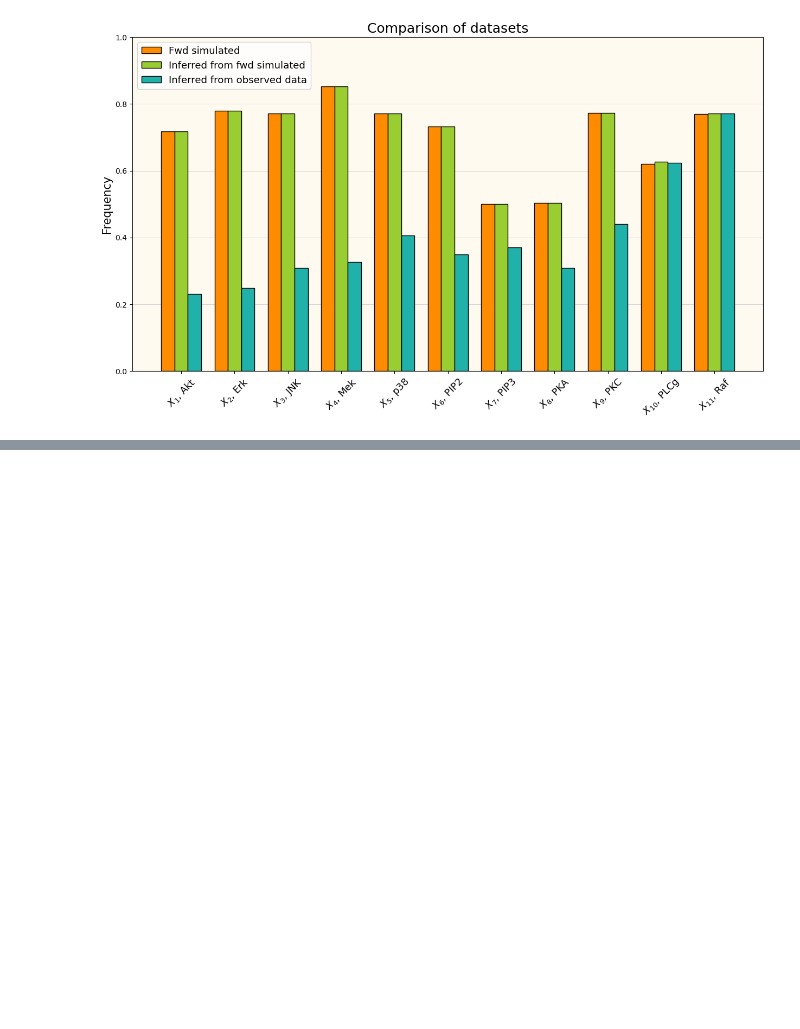
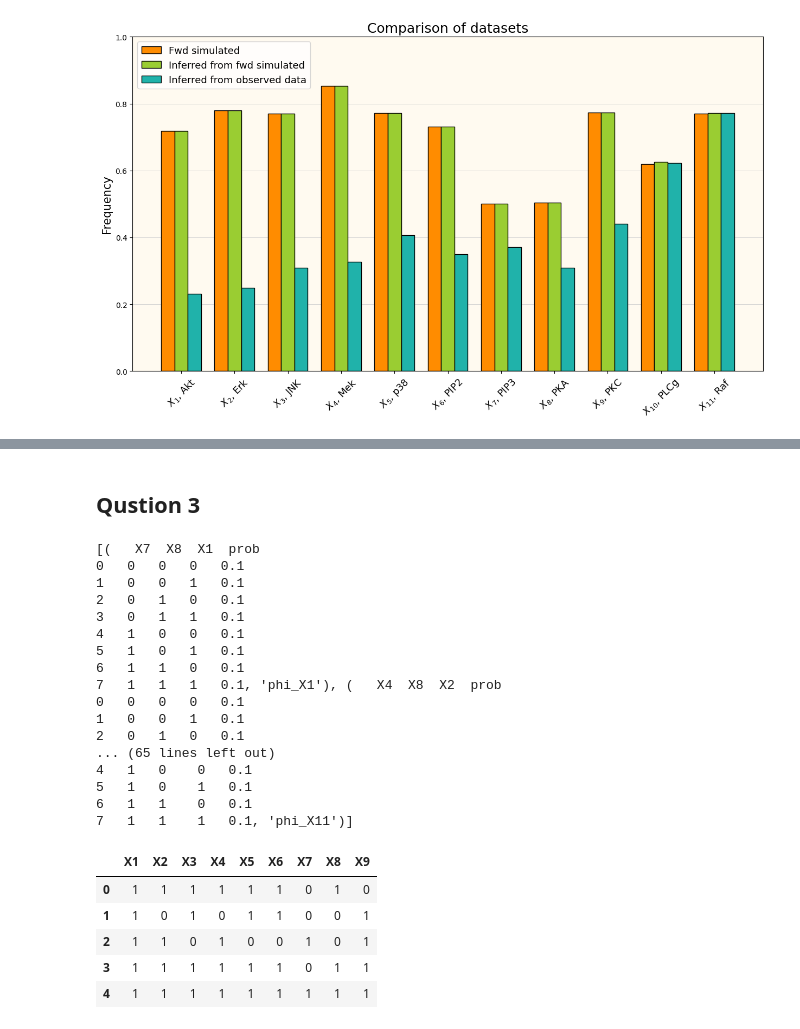
Before and after one commit to AblaZe42/MODCOM_PROJECT, a Jupyter notebook: part_ii.ipynb, the cells around one changed output, grey strips where cells are left out. Saved outputs shown, nothing was run; the diff lists cells and outputs as text; code cells hidden in the pictures; blank space fills up the shorter version.

```diff
--- a/part_ii.ipynb
+++ b/part_ii.ipynb
@@ -521,0 +705,52 @@ fig1.savefig('comparison_part_ii.png')
+# %% [markdown]
+## Qustion 3
+# %%
+#Algorithm 19.2 in PGM - Page 298 (pdf: 910)
+
+# M-matrix, for x_10: X_10, X_7
+# Bayesian network structure
+bn_structure = [("X1", ['X7', 'X8']),("X2", ['X4', 'X8']),("X3", ['X9', 'X8']),
+                ("X5", ['X9', 'X8']),("X4", ['X11', 'X8', 'X9']),("X6", ['X7', 'X10']),
+                ("X7", []),("X8", []),("X9", ['X10', 'X6']), ("X10", ['X7']),("X11", ['X8', 'X9'])]
+
+# Generate empty list of cpd's
+for elm in factor_list:
+    elm[0]['prob'] = .1
+print(factor_list)
+
+# Partially observed data
+# Initialize the dataset - simulated data
+column_names = ['X1', 'X2', 'X3', 'X4', 'X5', 'X6', 'X7', 'X8', 'X9', 'remove1', 'remove2']
+pd_dataset = pd.read_csv("dataset/forward_simulation.csv")
+pd_dataset = pd_dataset.rename(columns=dict(zip(pd_dataset.columns, column_names)))
+pd_dataset = pd_dataset.drop(columns=['remove1', 'remove2'], axis=0)
+
+# Variables that we want to learn and want to eleminate in sum_product_ve
+query_var = ['X10', 'X11']
+variables_to_eliminate = ['X1', 'X2', 'X3', 'X4', 'X5', 'X6', 'X7', 'X8', 'X9']
+
+pd_dataset.head()
+# %% [output]
+[(   X7  X8  X1  prob
+0   0   0   0   0.1
+1   0   0   1   0.1
+2   0   1   0   0.1
+3   0   1   1   0.1
+4   1   0   0   0.1
+5   1   0   1   0.1
+6   1   1   0   0.1
+7   1   1   1   0.1, 'phi_X1'), (   X4  X8  X2  prob
+0   0   0   0   0.1
+1   0   0   1   0.1
+2   0   1   0   0.1
+... (65 lines left out)
+4   1   0    0   0.1
+5   1   0    1   0.1
+6   1   1    0   0.1
+7   1   1    1   0.1, 'phi_X11')]
+|  | X1 | X2 | X3 | X4 | X5 | X6 | X7 | X8 | X9 |
+| 0 | 1 | 1 | 1 | 1 | 1 | 1 | 0 | 1 | 0 |
+| 1 | 1 | 0 | 1 | 0 | 1 | 1 | 0 | 0 | 1 |
+| 2 | 1 | 1 | 0 | 1 | 0 | 0 | 1 | 0 | 1 |
+| 3 | 1 | 1 | 1 | 1 | 1 | 1 | 0 | 1 | 1 |
+| 4 | 1 | 1 | 1 | 1 | 1 | 1 | 1 | 1 | 1 |
```
Also changed, not shown: parts of 13 cells of this notebook.
